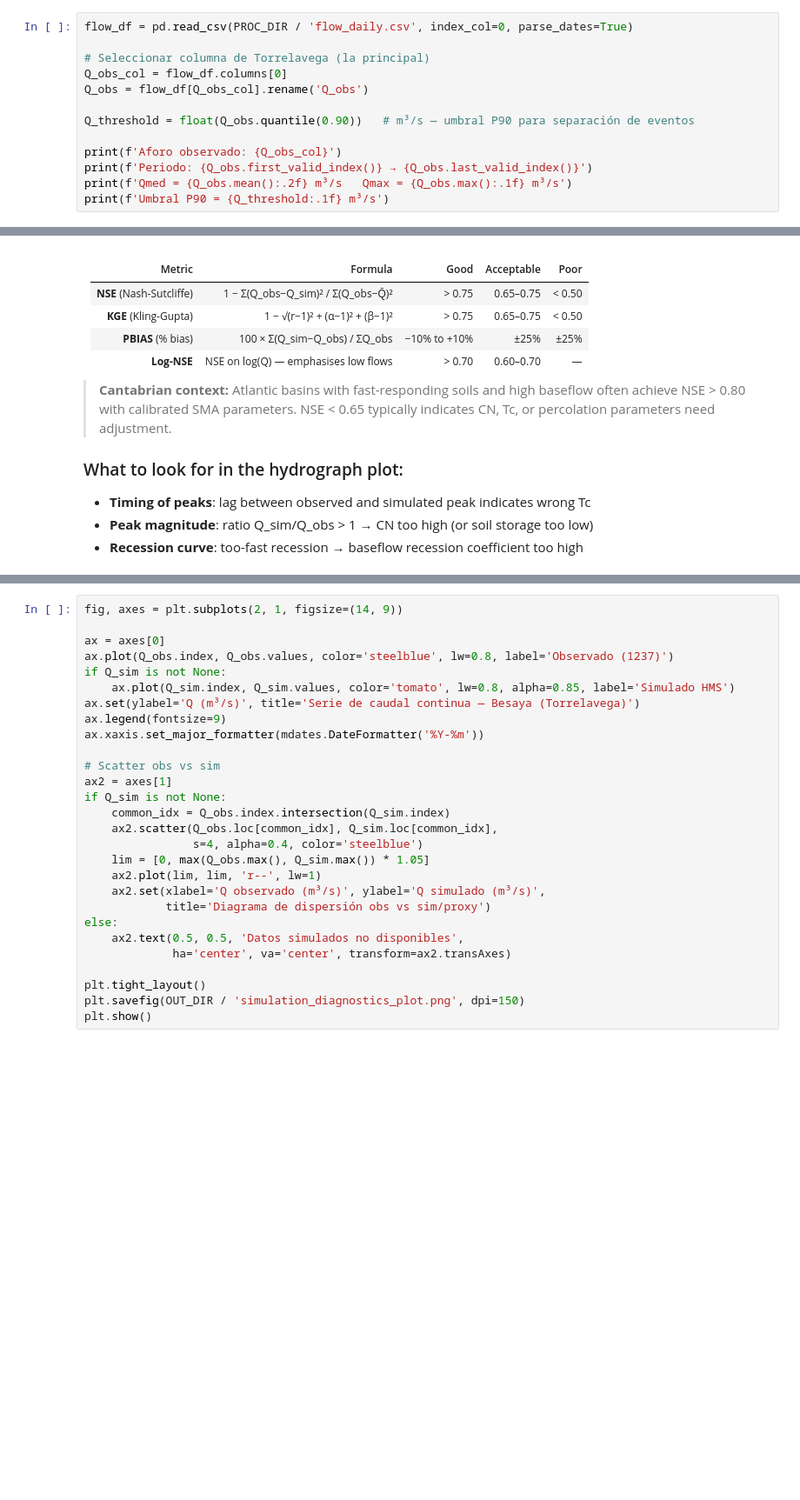
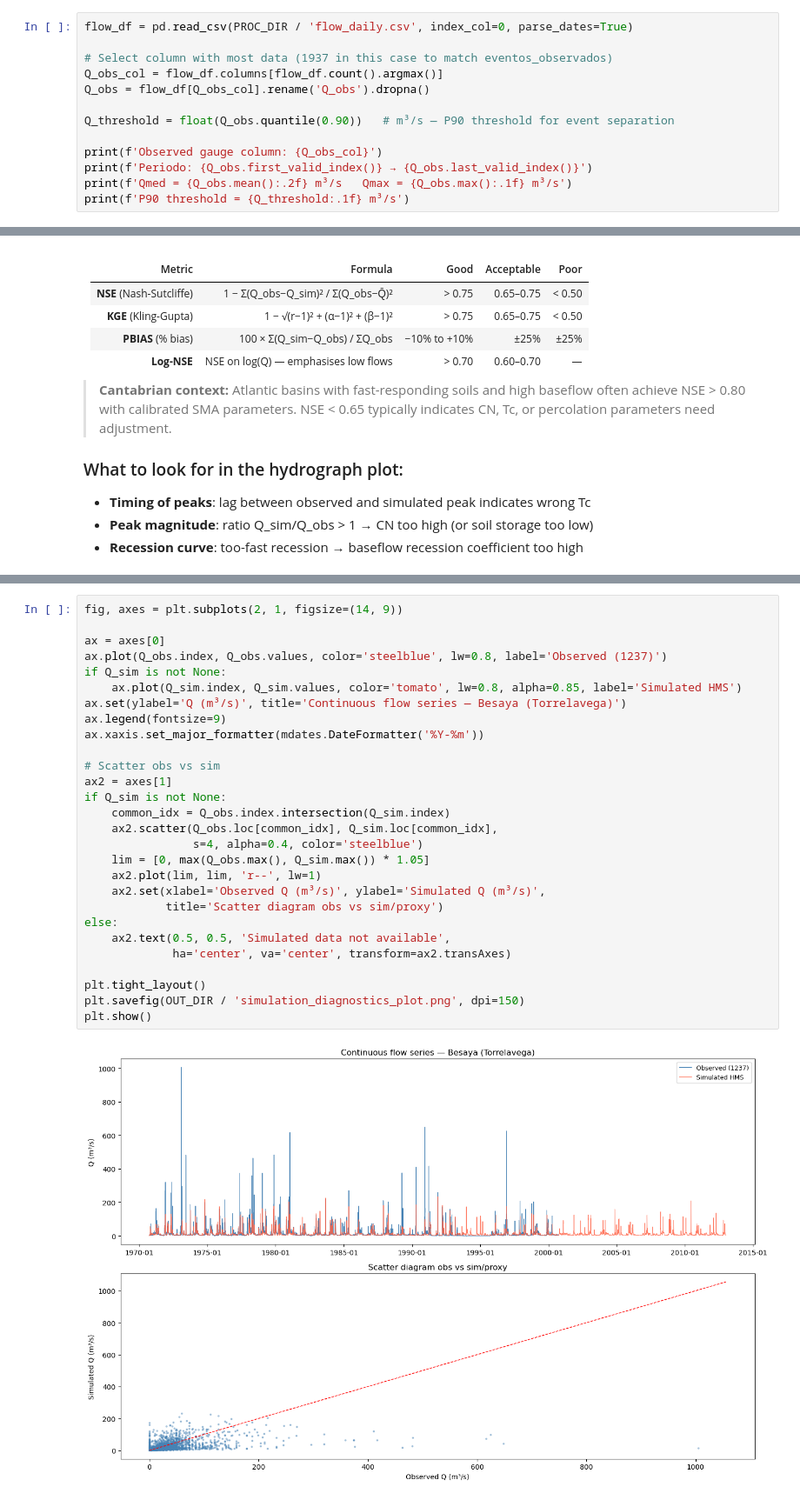
Before and after one commit to navass11/HYDRA, a Jupyter notebook: notebooks/pilot_cases/los_corrales_buelna/05_continuous_simulation.ipynb, the cells around one changed output, grey strips where cells are left out. Shown at 87% size. Cells and saved outputs as stored; diff of their text form; blank space fills up the shorter version.

```diff
--- a/notebooks/pilot_cases/los_corrales_buelna/05_continuous_simulation.ipynb
+++ b/notebooks/pilot_cases/los_corrales_buelna/05_continuous_simulation.ipynb
@@ -264,14 +331,14 @@ calibration metrics.
 # %%
 flow_df = pd.read_csv(PROC_DIR / 'flow_daily.csv', index_col=0, parse_dates=True)
 
-# Seleccionar columna de Torrelavega (la principal)
-Q_obs_col = flow_df.columns[0]
-Q_obs = flow_df[Q_obs_col].rename('Q_obs')
+# Select column with most data (1937 in this case to match eventos_observados)
+Q_obs_col = flow_df.columns[flow_df.count().argmax()]
+Q_obs = flow_df[Q_obs_col].rename('Q_obs').dropna()
 
-Q_threshold = float(Q_obs.quantile(0.90))   # m³/s — umbral P90 para separación de eventos
+Q_threshold = float(Q_obs.quantile(0.90))   # m³/s — P90 threshold for event separation
 
-print(f'Aforo observado: {Q_obs_col}')
+print(f'Observed gauge column: {Q_obs_col}')
 print(f'Periodo: {Q_obs.first_valid_index()} → {Q_obs.last_valid_index()}')
 print(f'Qmed = {Q_obs.mean():.2f} m³/s   Qmax = {Q_obs.max():.1f} m³/s')
-print(f'Umbral P90 = {Q_threshold:.1f} m³/s')
+print(f'P90 threshold = {Q_threshold:.1f} m³/s')
 # %% [output]
@@ -381,28 +483,30 @@ Sin Q_sim — cargando ensamble CORDEX-CMIP5 como proxy de impacto CC
 # %%
 fig, axes = plt.subplots(2, 1, figsize=(14, 9))
 
 ax = axes[0]
-ax.plot(Q_obs.index, Q_obs.values, color='steelblue', lw=0.8, label='Observado (1237)')
+ax.plot(Q_obs.index, Q_obs.values, color='steelblue', lw=0.8, label='Observed (1237)')
 if Q_sim is not None:
-    ax.plot(Q_sim.index, Q_sim.values, color='tomato', lw=0.8, alpha=0.85, label='Simulado HMS')
-ax.set(ylabel='Q (m³/s)', title='Serie de caudal continua — Besaya (Torrelavega)')
+    ax.plot(Q_sim.index, Q_sim.values, color='tomato', lw=0.8, alpha=0.85, label='Simulated HMS')
+ax.set(ylabel='Q (m³/s)', title='Continuous flow series — Besaya (Torrelavega)')
 ax.legend(fontsize=9)
 ax.xaxis.set_major_formatter(mdates.DateFormatter('%Y-%m'))
 
 # Scatter obs vs sim
 ax2 = axes[1]
 if Q_sim is not None:
     common_idx = Q_obs.index.intersection(Q_sim.index)
     ax2.scatter(Q_obs.loc[common_idx], Q_sim.loc[common_idx],
                 s=4, alpha=0.4, color='steelblue')
     lim = [0, max(Q_obs.max(), Q_sim.max()) * 1.05]
     ax2.plot(lim, lim, 'r--', lw=1)
-    ax2.set(xlabel='Q observado (m³/s)', ylabel='Q simulado (m³/s)',
-            title='Diagrama de dispersión obs vs sim/proxy')
+    ax2.set(xlabel='Observed Q (m³/s)', ylabel='Simulated Q (m³/s)',
+            title='Scatter diagram obs vs sim/proxy')
 else:
-    ax2.text(0.5, 0.5, 'Datos simulados no disponibles',
+    ax2.text(0.5, 0.5, 'Simulated data not available',
              ha='center', va='center', transform=ax2.transAxes)
 
 plt.tight_layout()
 plt.savefig(OUT_DIR / 'simulation_diagnostics_plot.png', dpi=150)
 plt.show()
+# %% [output]
+[figure, added]
```
Also changed, not shown: parts of 11 cells of this notebook, 21 other files.
